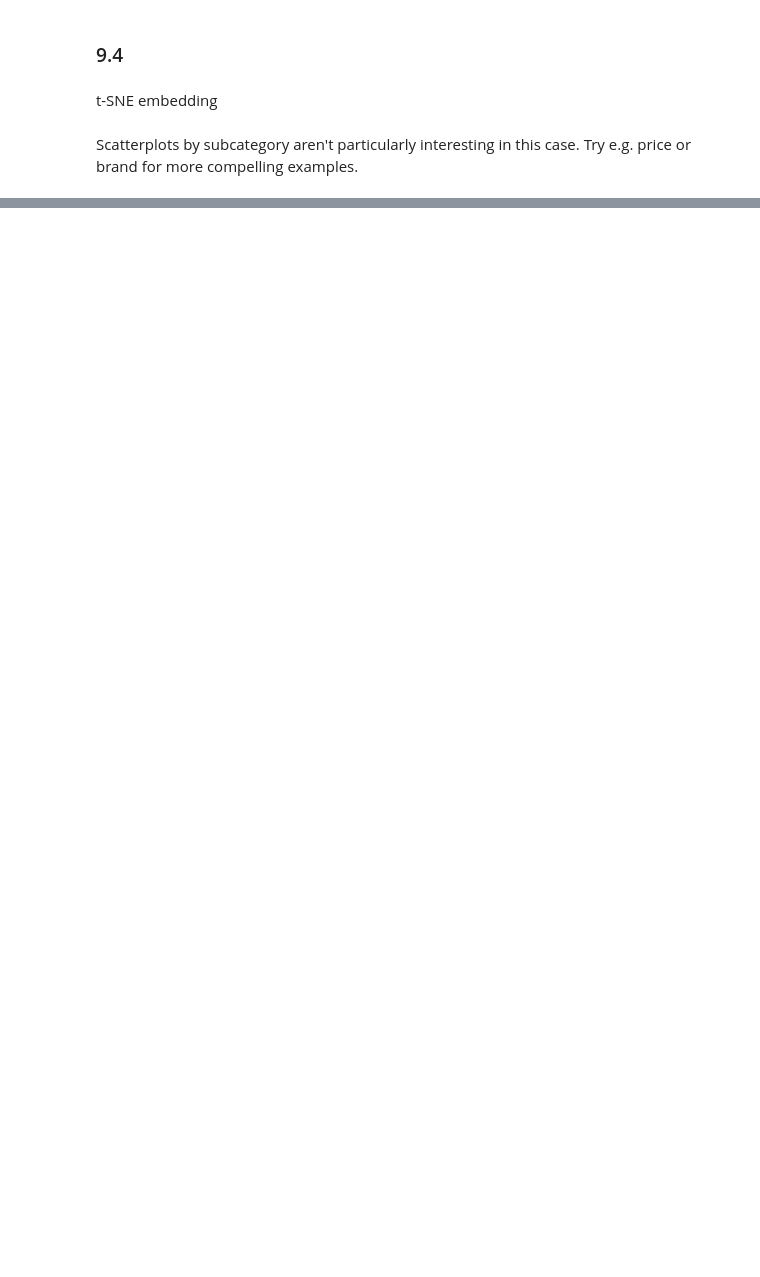
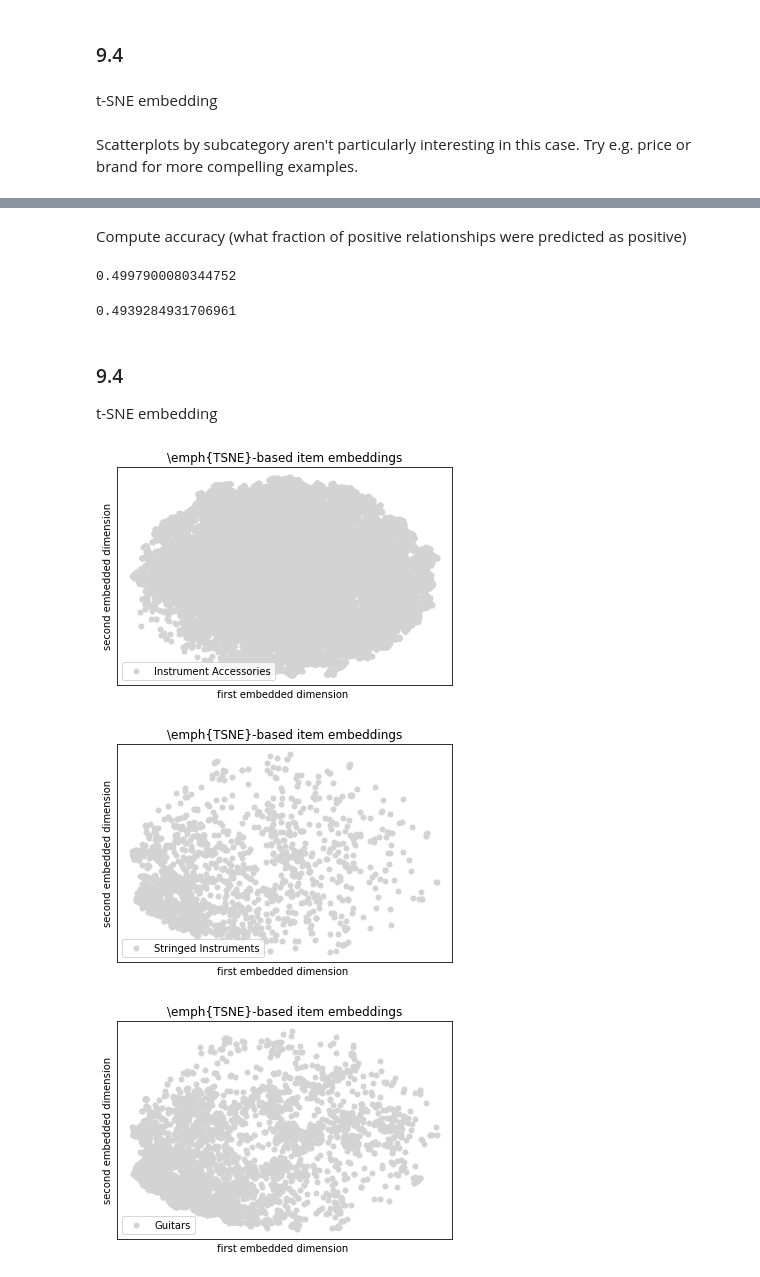
Before and after one commit to McAuley-Lab/PML, a Jupyter notebook: Chapter_9/Chapter_9.ipynb, the cells around one changed output, grey strips where cells are left out. Saved outputs shown, nothing was run; the diff lists cells and outputs as text; code cells hidden in the pictures; blank space fills up the shorter version.

```diff
--- a/Chapter_9/Chapter_9.ipynb
+++ b/Chapter_9/Chapter_9.ipynb
@@ -354,0 +512,3 @@ for cat in ['Instrument Accessories', 'Stringed Instruments', 'Guitars']:
+# %%
+featDim = X[0].shape[1]  # Image feature dimensionality
+styleDim = 5  # Dimensionality of compressed (projected) representations
@@ -354,0 +548,5 @@ for cat in ['Instrument Accessories', 'Stringed Instruments', 'Guitars']:
+# %%
+for i in range(50000):
+    loss = trainingStep(model1, compatTrain, optimizer1)
+    if (i % 5000 == 4999):
+        print("iteration " + str(i+1) + ", loss = " + str(loss))
@@ -354,0 +564,5 @@ for cat in ['Instrument Accessories', 'Stringed Instruments', 'Guitars']:
+# %%
+for i in range(50000):
+    loss = trainingStep(model2, compatTrain, optimizer2)
+    if (i % 5000 == 4999):
+        print("iteration " + str(i+1) + ", loss = " + str(loss))
@@ -354,0 +580,66 @@ for cat in ['Instrument Accessories', 'Stringed Instruments', 'Guitars']:
+# %% [markdown]
+Compute accuracy (what fraction of positive relationships were predicted as positive)
+# %%
+acc = 0
+
+for (i1, i2, y) in compatTest:
+    x1, x2 = X[i1], X[i2]
+    p = model1(x1, x2)
+    if (p.item() > 0.5) == (y == 1):
+        acc += 1
+
+acc / len(compatTest)
+# %% [output]
+0.4997900080344752
+# %%
+acc = 0
+
+for (i1, i2, y) in compatTest:
+    x1, x2 = X[i1], X[i2]
+    p = model2(x1, x2)
+    if (p.item() > 0.5) == (y == 1):
+        acc += 1
+
+acc / len(compatTest)
+# %% [output]
+0.4939284931706961
+# %% [markdown]
+### 9.4
+
+t-SNE embedding
+# %%
+Xembed = []
+
+for asin in asinList:
+    i = asinPos[asin]
+    x = X[i]
+    embedded = list(model1.E1(x).detach().numpy()[0])
+    Xembed.append(embedded)
+
+Xembed2 = TSNE(n_components=2).fit_transform(Xembed)
+# %%
+scatterPlotsX = defaultdict(list)
+scatterPlotsY = defaultdict(list)
+for xy, asin in zip(Xembed2, asinList):
+    if asin in categories:
+        cat = categories[asin]
+        try:
+            scatterPlotsX[cat].append(xy[0])
+            scatterPlotsY[cat].append(xy[1])
+        except Exception as e:
+            pass
+
+for cat in ['Instrument Accessories', 'Stringed Instruments', 'Guitars']:
+    plt.scatter(scatterPlotsX[cat],
+                scatterPlotsY[cat], color='lightgrey', lw=0, label=cat)
+    plt.legend(loc='lower left')
+    plt.xticks([])
+    plt.yticks([])
+    plt.xlabel("first embedded dimension ")
+    plt.ylabel("second embedded dimension")
+    plt.title("\emph{TSNE}-based item embeddings")
+    plt.show()
+# %% [output]
+[figure, added]
+[figure, added]
+[figure, added]
```
Also changed, not shown: parts of 48 cells of this notebook, 13 other files.
